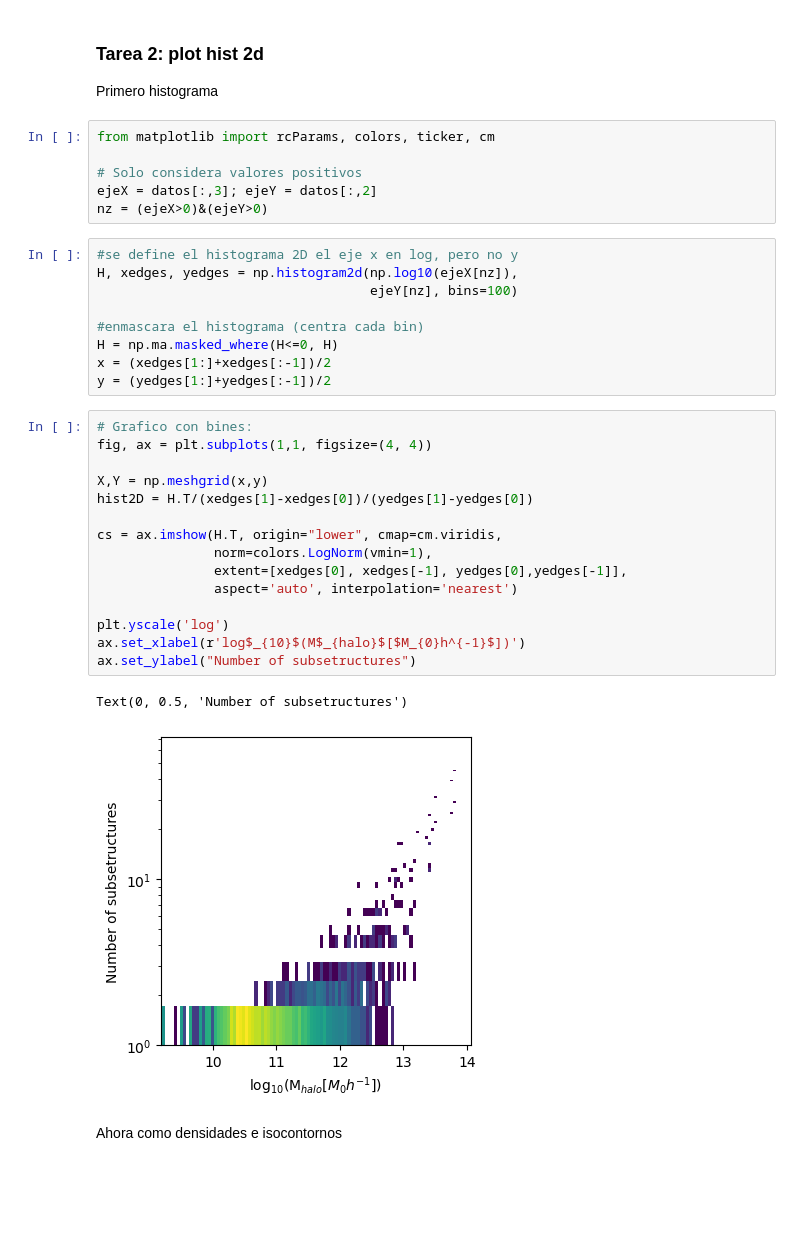
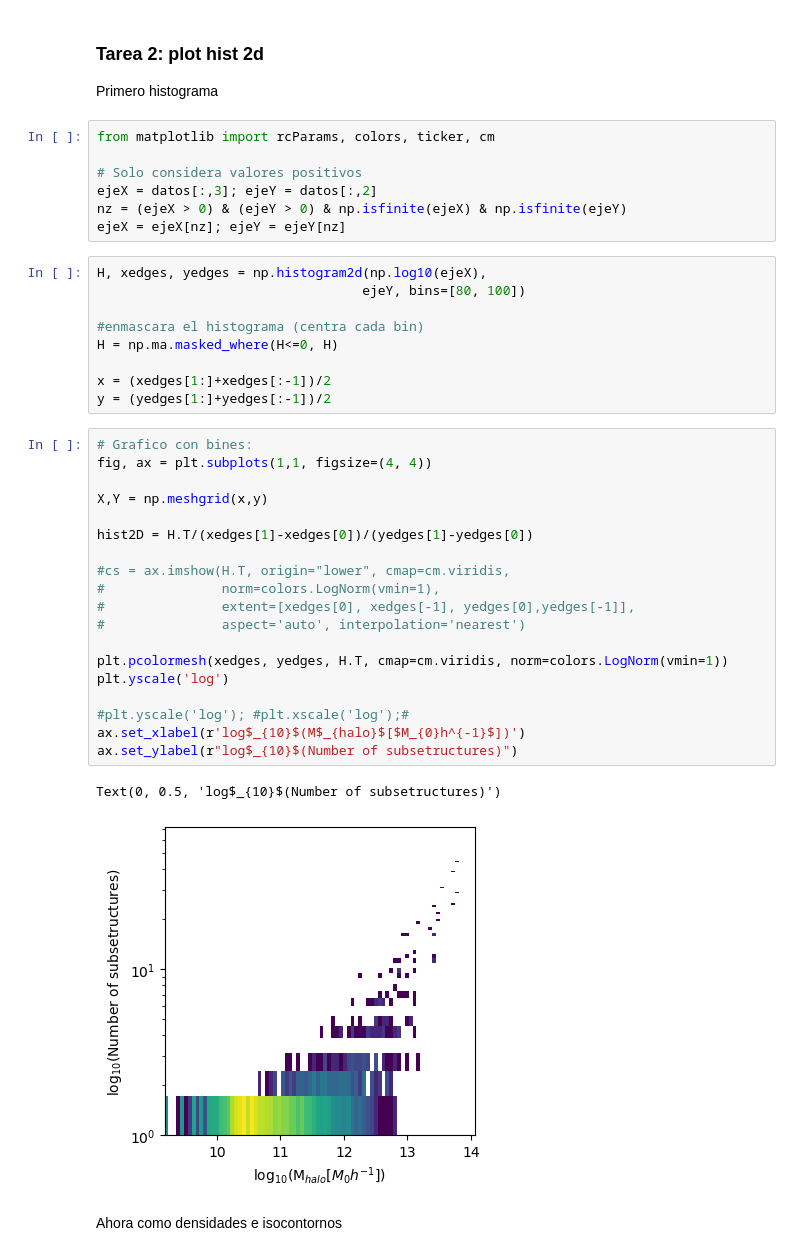
Before and after one commit to fjbautistas/Taller, a Jupyter notebook: Pruebas.ipynb, the cells around one changed output. Drawn from its saved outputs; the diff is of its cells as text; blank space fills up the shorter version.

```diff
--- a/Pruebas.ipynb
+++ b/Pruebas.ipynb
@@ -122,34 +122,39 @@ from matplotlib import rcParams, colors, ticker, cm
 
 # Solo considera valores positivos
 ejeX = datos[:,3]; ejeY = datos[:,2]
-nz = (ejeX>0)&(ejeY>0)
+nz = (ejeX > 0) & (ejeY > 0) & np.isfinite(ejeX) & np.isfinite(ejeY)
+ejeX = ejeX[nz]; ejeY = ejeY[nz]
 # %%
-#se define el histograma 2D el eje x en log, pero no y
-H, xedges, yedges = np.histogram2d(np.log10(ejeX[nz]),
-                                   ejeY[nz], bins=100)
+H, xedges, yedges = np.histogram2d(np.log10(ejeX),
+                                  ejeY, bins=[80, 100])
 
 #enmascara el histograma (centra cada bin)
 H = np.ma.masked_where(H<=0, H)
+
 x = (xedges[1:]+xedges[:-1])/2
 y = (yedges[1:]+yedges[:-1])/2
 # %%
 # Grafico con bines:
 fig, ax = plt.subplots(1,1, figsize=(4, 4))
 
 X,Y = np.meshgrid(x,y)
+
 hist2D = H.T/(xedges[1]-xedges[0])/(yedges[1]-yedges[0])
 
-cs = ax.imshow(H.T, origin="lower", cmap=cm.viridis,
-               norm=colors.LogNorm(vmin=1),
-               extent=[xedges[0], xedges[-1], yedges[0],yedges[-1]],
-               aspect='auto', interpolation='nearest')
+#cs = ax.imshow(H.T, origin="lower", cmap=cm.viridis,
+#               norm=colors.LogNorm(vmin=1),
+#               extent=[xedges[0], xedges[-1], yedges[0],yedges[-1]],
+#               aspect='auto', interpolation='nearest')
 
+plt.pcolormesh(xedges, yedges, H.T, cmap=cm.viridis, norm=colors.LogNorm(vmin=1))
 plt.yscale('log')
+
+#plt.yscale('log'); #plt.xscale('log');#
 ax.set_xlabel(r'log$_{10}$(M$_{halo}$[$M_{0}h^{-1}$])')
-ax.set_ylabel("Number of subsetructures")
+ax.set_ylabel(r"log$_{10}$(Number of subsetructures)")
 # %% [output]
-Text(0, 0.5, 'Number of subsetructures')
+Text(0, 0.5, 'log$_{10}$(Number of subsetructures)')
-[figure, old version]
+[figure, new version]
 # %% [markdown]
 Ahora como densidades e isocontornos
 # %%
```
Also changed, not shown: parts of 7 cells of this notebook, 19 other files.
